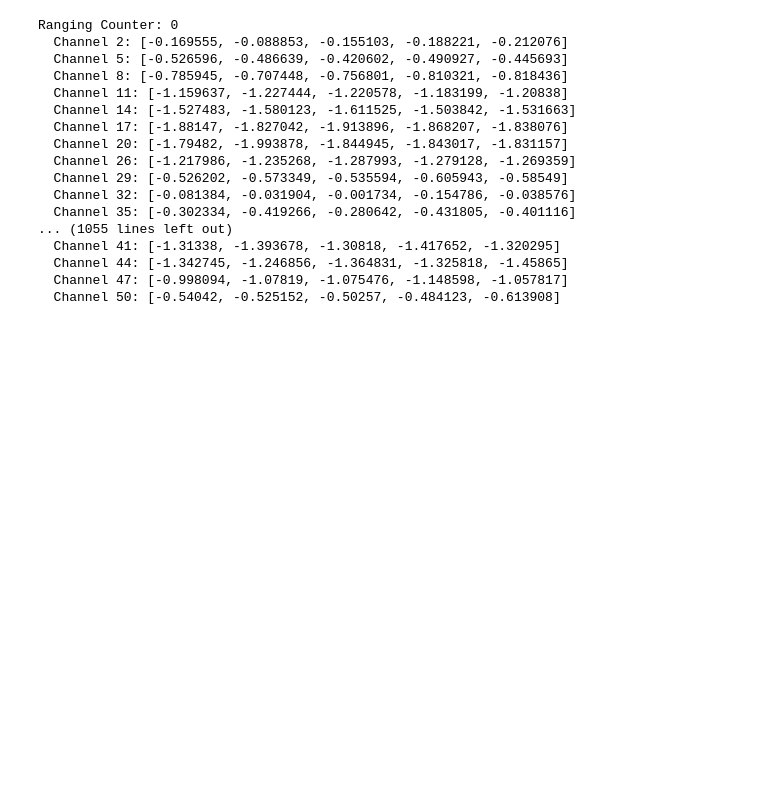
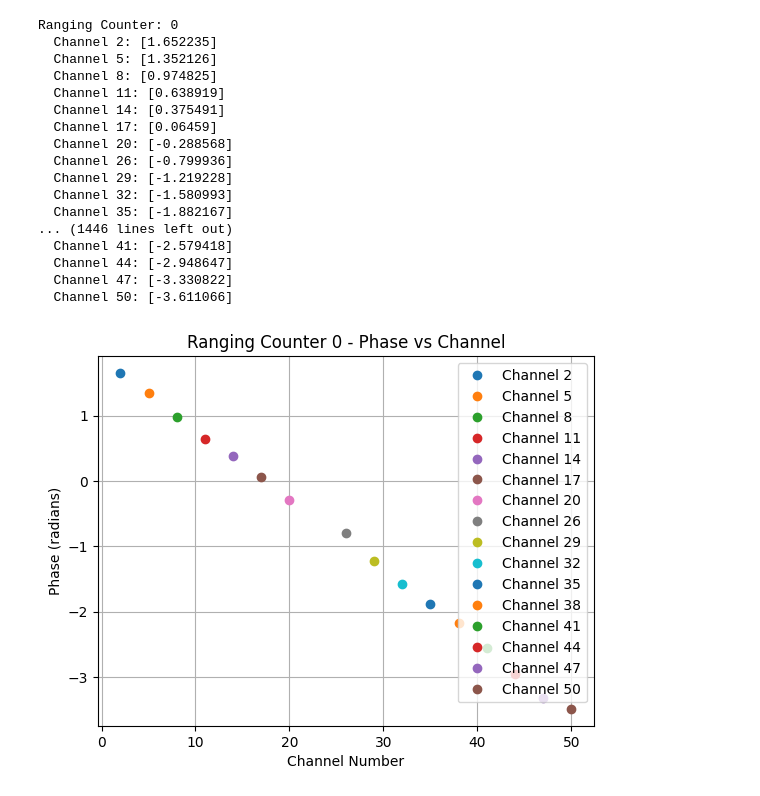
Before and after one commit to cwdao/ble6.cs.scripts, a Jupyter notebook: cs.ch.phase.test.ipynb, the cells around one changed output. Saved outputs shown, nothing was run; the diff lists cells and outputs as text; code cells hidden in the pictures; blank space fills up the shorter version.

```diff
--- a/cs.ch.phase.test.ipynb
+++ b/cs.ch.phase.test.ipynb
@@ -50,51 +50,83 @@ def plot_data(parsed_data, ranging_counter):
     plt.xlabel("Channel Number")
     plt.ylabel("Phase (radians)")
     plt.title(f"Ranging Counter {ranging_counter} - Phase vs Channel")
     plt.legend()
     plt.grid()
     plt.show()
 
+# 去除共模的函数
+def remove_common_mode(parsed_data):
+    # 输出新结构：共模去除后的数据
+    denoised_data = defaultdict(lambda: defaultdict(list))
+    for ranging_counter, channels in parsed_data.items():
+        # 获取所有信道的相位样本（扁平化合并）
+        all_phases = []
+        for phases in channels.values():
+            all_phases.extend(phases)
+        if not all_phases:
+            continue
+        # 计算共模分量（均值）
+        common_mode = sum(all_phases) / len(all_phases)
+        # 每个信道减去共模
+        for channel, phases in channels.items():
+            denoised_phases = [phase - common_mode for phase in phases]
+            denoised_data[ranging_counter][channel] = denoised_phases
+
+        print(f"Ranging {ranging_counter}: common_mode = {common_mode}")
+    return denoised_data
+
 # 主函数
 if __name__ == "__main__":
     # 替换为你的 txt 文件路径
-    file_path = "cs15ch.txt"
+    # file_path = "far.long.test.txt"
+    # file_path = "small.t1.txt"
+    # file_path = "close.test.txt"
+    # file_path = "far.AT.txt"
+    # file_path = "far.AT.slow.walk.txt"
+    file_path = "3.6cable.txt"
+    file_path = "1mcable.2.txt"
+
+
+    # file_path = "pcd.itv.4.cable.txt"
+    # file_path = "cs15ch.txt"
     # file_path = "cs.full.ch.txt"
 
     # 加载日志文件
     log_lines = load_log_file(file_path)
 
     # 解析日志数据
     parsed_data = parse_logs(log_lines)
 
     # 打印解析结果
     for ranging_counter, channels in parsed_data.items():
         print(f"Ranging Counter: {ranging_counter}")
         for channel, phases in channels.items():
             print(f"  Channel {channel}: {phases}")
 
     # # 绘制第 0 次信道探测的结果
-    # plot_data(parsed_data, ranging_counter=0)
+    plot_data(parsed_data, ranging_counter=0)
 
     # # 绘制第 1 次信道探测的结果
     # plot_data(parsed_data, ranging_counter=1)
 # %% [output]
 Ranging Counter: 0
-  Channel 2: [-0.169555, -0.088853, -0.155103, -0.188221, -0.212076]
-  Channel 5: [-0.526596, -0.486639, -0.420602, -0.490927, -0.445693]
-  Channel 8: [-0.785945, -0.707448, -0.756801, -0.810321, -0.818436]
-  Channel 11: [-1.159637, -1.227444, -1.220578, -1.183199, -1.20838]
-  Channel 14: [-1.527483, -1.580123, -1.611525, -1.503842, -1.531663]
-  Channel 17: [-1.88147, -1.827042, -1.913896, -1.868207, -1.838076]
-  Channel 20: [-1.79482, -1.993878, -1.844945, -1.843017, -1.831157]
-  Channel 26: [-1.217986, -1.235268, -1.287993, -1.279128, -1.269359]
-  Channel 29: [-0.526202, -0.573349, -0.535594, -0.605943, -0.58549]
-  Channel 32: [-0.081384, -0.031904, -0.001734, -0.154786, -0.038576]
-  Channel 35: [-0.302334, -0.419266, -0.280642, -0.431805, -0.401116]
-... (1055 lines left out)
-  Channel 41: [-1.31338, -1.393678, -1.30818, -1.417652, -1.320295]
-  Channel 44: [-1.342745, -1.246856, -1.364831, -1.325818, -1.45865]
-  Channel 47: [-0.998094, -1.07819, -1.075476, -1.148598, -1.057817]
-  Channel 50: [-0.54042, -0.525152, -0.50257, -0.484123, -0.613908]
+  Channel 2: [1.652235]
+  Channel 5: [1.352126]
+  Channel 8: [0.974825]
+  Channel 11: [0.638919]
+  Channel 14: [0.375491]
+  Channel 17: [0.06459]
+  Channel 20: [-0.288568]
+  Channel 26: [-0.799936]
+  Channel 29: [-1.219228]
+  Channel 32: [-1.580993]
+  Channel 35: [-1.882167]
+... (1446 lines left out)
+  Channel 41: [-2.579418]
+  Channel 44: [-2.948647]
+  Channel 47: [-3.330822]
+  Channel 50: [-3.611066]
+[figure, added]
 # %%
 # 计算信道平均相位值的函数
 def calculate_channel_averages(parsed_data):
```
Also changed, not shown: parts of 2 cells of this notebook, 14 other files.
